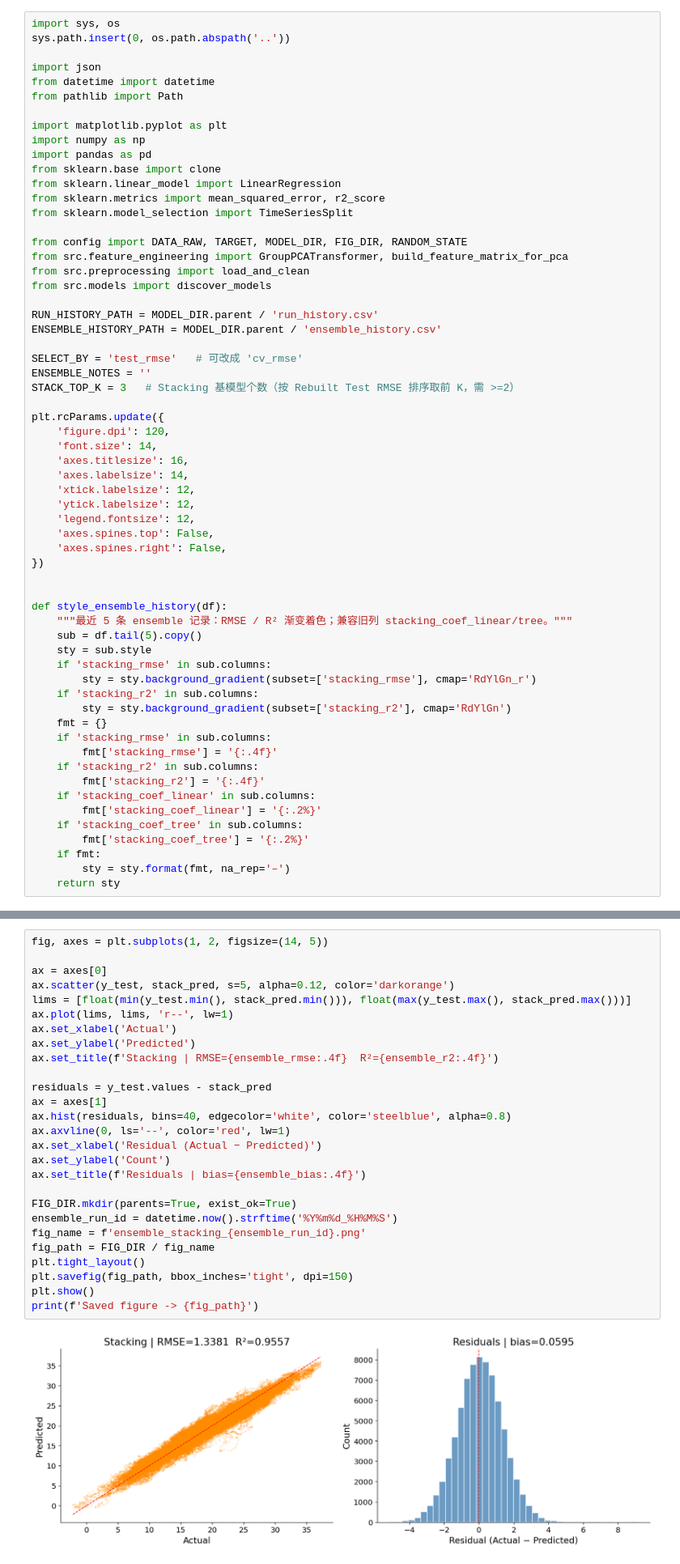
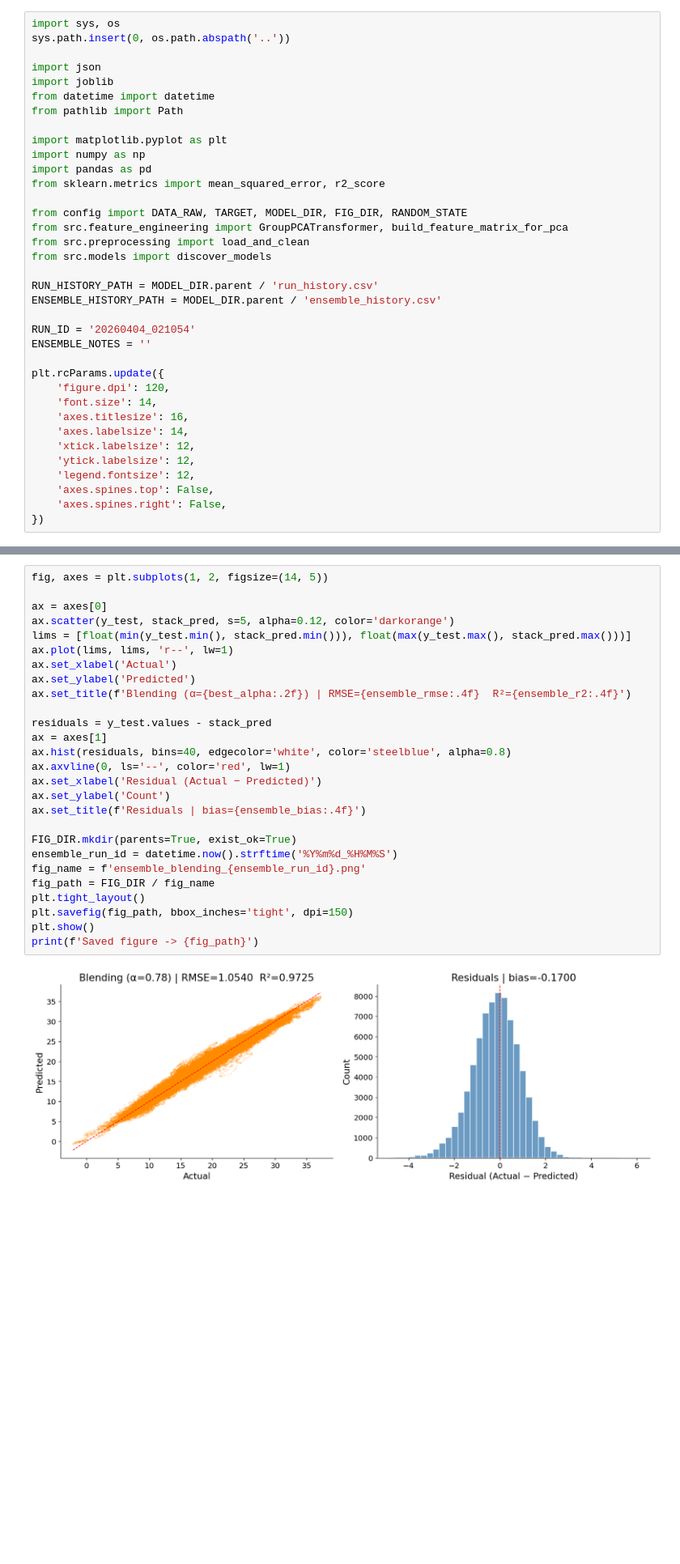
Before and after one commit to zhang-dot-dev/weather-forecast, a Jupyter notebook: notebooks/04_ensemble.ipynb, the cells around one changed output, grey strips where cells are left out. Shown at 81% size. Saved outputs shown, nothing was run; the diff lists cells and outputs as text; blank space fills up the shorter version.

```diff
--- a/notebooks/04_ensemble.ipynb
+++ b/notebooks/04_ensemble.ipynb
@@ -12,16 +12,14 @@ import sys, os
 sys.path.insert(0, os.path.abspath('..'))
 
 import json
+import joblib
 from datetime import datetime
 from pathlib import Path
 
 import matplotlib.pyplot as plt
 import numpy as np
 import pandas as pd
-from sklearn.base import clone
-from sklearn.linear_model import LinearRegression
 from sklearn.metrics import mean_squared_error, r2_score
-from sklearn.model_selection import TimeSeriesSplit
 
 from config import DATA_RAW, TARGET, MODEL_DIR, FIG_DIR, RANDOM_STATE
 from src.feature_engineering import GroupPCATransformer, build_feature_matrix_for_pca
@@ -31,9 +29,8 @@ from src.models import discover_models
 RUN_HISTORY_PATH = MODEL_DIR.parent / 'run_history.csv'
 ENSEMBLE_HISTORY_PATH = MODEL_DIR.parent / 'ensemble_history.csv'
 
-SELECT_BY = 'test_rmse'   # 可改成 'cv_rmse'
+RUN_ID = '20260404_021054'
 ENSEMBLE_NOTES = ''
-STACK_TOP_K = 3   # Stacking 基模型个数（按 Rebuilt Test RMSE 排序取前 K，需 >=2）
 
 plt.rcParams.update({
     'figure.dpi': 120,
@@ -46,26 +43,4 @@ plt.rcParams.update({
     'axes.spines.top': False,
     'axes.spines.right': False,
 })
-
-
-def style_ensemble_history(df):
-    """最近 5 条 ensemble 记录：RMSE / R² 渐变着色；兼容旧列 stacking_coef_linear/tree。"""
-    sub = df.tail(5).copy()
-    sty = sub.style
-    if 'stacking_rmse' in sub.columns:
-        sty = sty.background_gradient(subset=['stacking_rmse'], cmap='RdYlGn_r')
-    if 'stacking_r2' in sub.columns:
-        sty = sty.background_gradient(subset=['stacking_r2'], cmap='RdYlGn')
-    fmt = {}
-    if 'stacking_rmse' in sub.columns:
-        fmt['stacking_rmse'] = '{:.4f}'
-    if 'stacking_r2' in sub.columns:
-        fmt['stacking_r2'] = '{:.4f}'
-    if 'stacking_coef_linear' in sub.columns:
-        fmt['stacking_coef_linear'] = '{:.2%}'
-    if 'stacking_coef_tree' in sub.columns:
-        fmt['stacking_coef_tree'] = '{:.2%}'
-    if fmt:
-        sty = sty.format(fmt, na_rep='–')
-    return sty
 # %% [markdown]
@@ -375,29 +176,29 @@ Comparison:
 # %%
 fig, axes = plt.subplots(1, 2, figsize=(14, 5))
 
 ax = axes[0]
 ax.scatter(y_test, stack_pred, s=5, alpha=0.12, color='darkorange')
 lims = [float(min(y_test.min(), stack_pred.min())), float(max(y_test.max(), stack_pred.max()))]
 ax.plot(lims, lims, 'r--', lw=1)
 ax.set_xlabel('Actual')
 ax.set_ylabel('Predicted')
-ax.set_title(f'Stacking | RMSE={ensemble_rmse:.4f}  R²={ensemble_r2:.4f}')
+ax.set_title(f'Blending (α={best_alpha:.2f}) | RMSE={ensemble_rmse:.4f}  R²={ensemble_r2:.4f}')
 
 residuals = y_test.values - stack_pred
 ax = axes[1]
 ax.hist(residuals, bins=40, edgecolor='white', color='steelblue', alpha=0.8)
 ax.axvline(0, ls='--', color='red', lw=1)
 ax.set_xlabel('Residual (Actual − Predicted)')
 ax.set_ylabel('Count')
 ax.set_title(f'Residuals | bias={ensemble_bias:.4f}')
 
 FIG_DIR.mkdir(parents=True, exist_ok=True)
 ensemble_run_id = datetime.now().strftime('%Y%m%d_%H%M%S')
-fig_name = f'ensemble_stacking_{ensemble_run_id}.png'
+fig_name = f'ensemble_blending_{ensemble_run_id}.png'
 fig_path = FIG_DIR / fig_name
 plt.tight_layout()
 plt.savefig(fig_path, bbox_inches='tight', dpi=150)
 plt.show()
 print(f'Saved figure -> {fig_path}')
 # %% [output]
-[figure, old version]
+[figure, new version]
```
Also changed, not shown: parts of 10 cells of this notebook, 13 other files.
